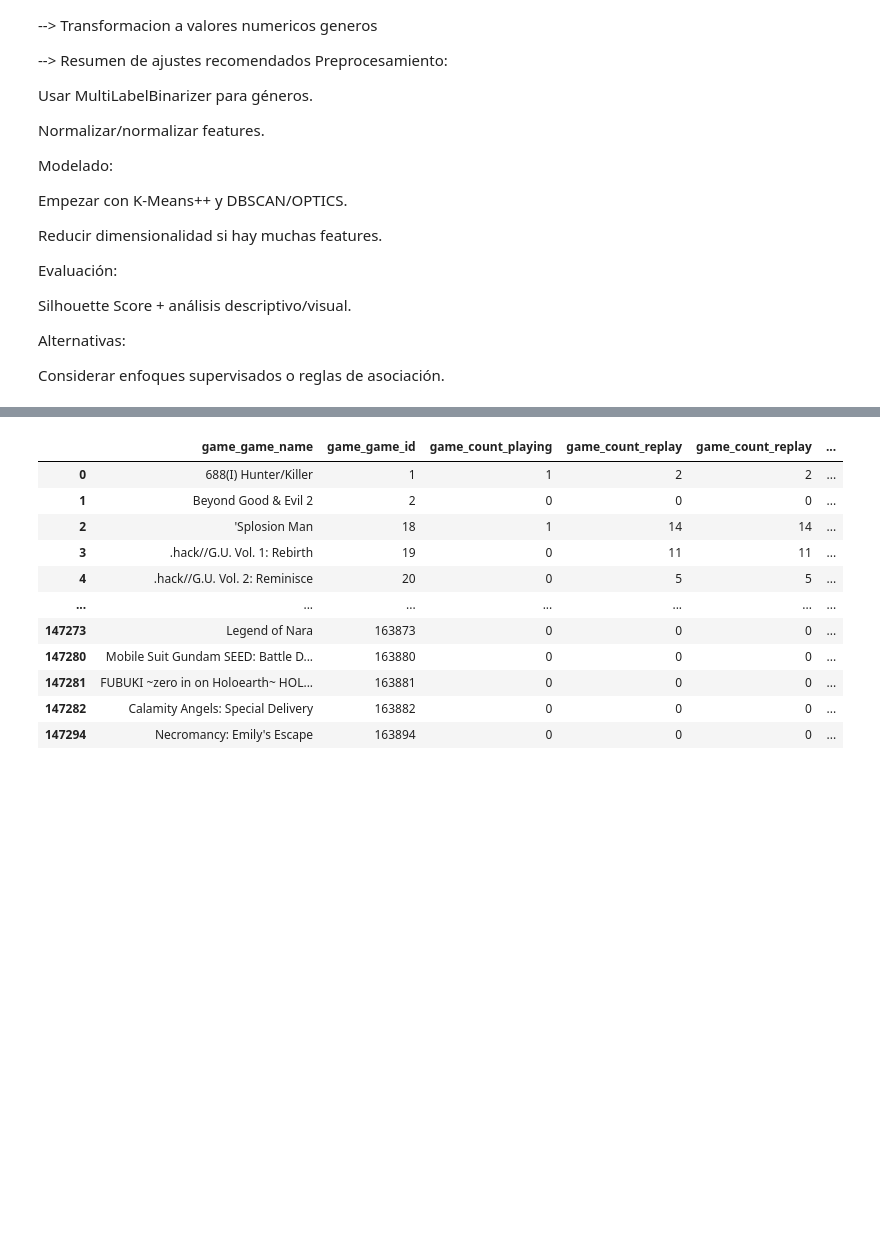
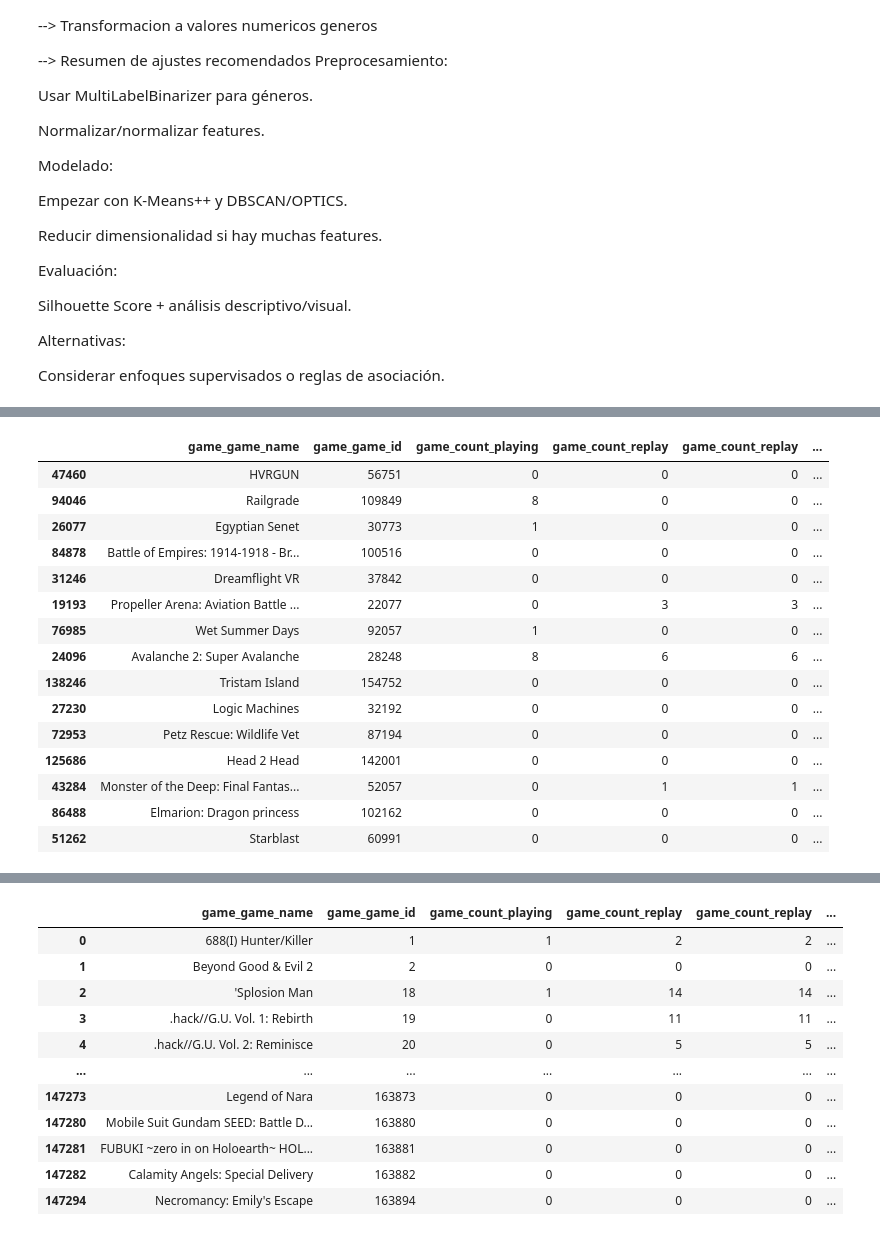
Before and after one commit to SebaSalasLvd/proyecto-mineria, a Jupyter notebook: hito-2/clean_data.ipynb, the cells around one changed output, grey strips where cells are left out. Saved outputs shown, nothing was run; the diff lists cells and outputs as text; code cells hidden in the pictures; blank space fills up the shorter version.

```diff
--- a/hito-2/clean_data.ipynb
+++ b/hito-2/clean_data.ipynb
@@ -149,0 +306,22 @@ Hay 73018 juegos con género
+# %%
+dt_cop = data_clean.copy()
+dt_cop['normalized_genres'] = dt_cop['game_profile_genre'].apply(lambda x: normalize_genres(split_genres(x), replacement_dict))
+dt_cop.drop(columns=['game_profile_genre'], inplace=True)  # Eliminamos la columna original
+dt_cop.sample(15, random_state=42)
+# %% [output]
+|  | game_game_name | game_game_id | game_count_playing | game_count_replay | game_count_replay | ... |
+| 47460 | HVRGUN | 56751 | 0 | 0 | 0 | ... |
+| 94046 | Railgrade | 109849 | 8 | 0 | 0 | ... |
+| 26077 | Egyptian Senet | 30773 | 1 | 0 | 0 | ... |
+| 84878 | Battle of Empires: 1914-1918 - Br... | 100516 | 0 | 0 | 0 | ... |
+| 31246 | Dreamflight VR | 37842 | 0 | 0 | 0 | ... |
+| 19193 | Propeller Arena: Aviation Battle ... | 22077 | 0 | 3 | 3 | ... |
+| 76985 | Wet Summer Days | 92057 | 1 | 0 | 0 | ... |
+| 24096 | Avalanche 2: Super Avalanche | 28248 | 8 | 6 | 6 | ... |
+| 138246 | Tristam Island | 154752 | 0 | 0 | 0 | ... |
+| 27230 | Logic Machines | 32192 | 0 | 0 | 0 | ... |
+| 72953 | Petz Rescue: Wildlife Vet | 87194 | 0 | 0 | 0 | ... |
+| 125686 | Head 2 Head | 142001 | 0 | 0 | 0 | ... |
+| 43284 | Monster of the Deep: Final Fantas... | 52057 | 0 | 1 | 1 | ... |
+| 86488 | Elmarion: Dragon princess | 102162 | 0 | 0 | 0 | ... |
+| 51262 | Starblast | 60991 | 0 | 0 | 0 | ... |
```
Also changed, not shown: parts of 14 cells of this notebook, 1 other file.
